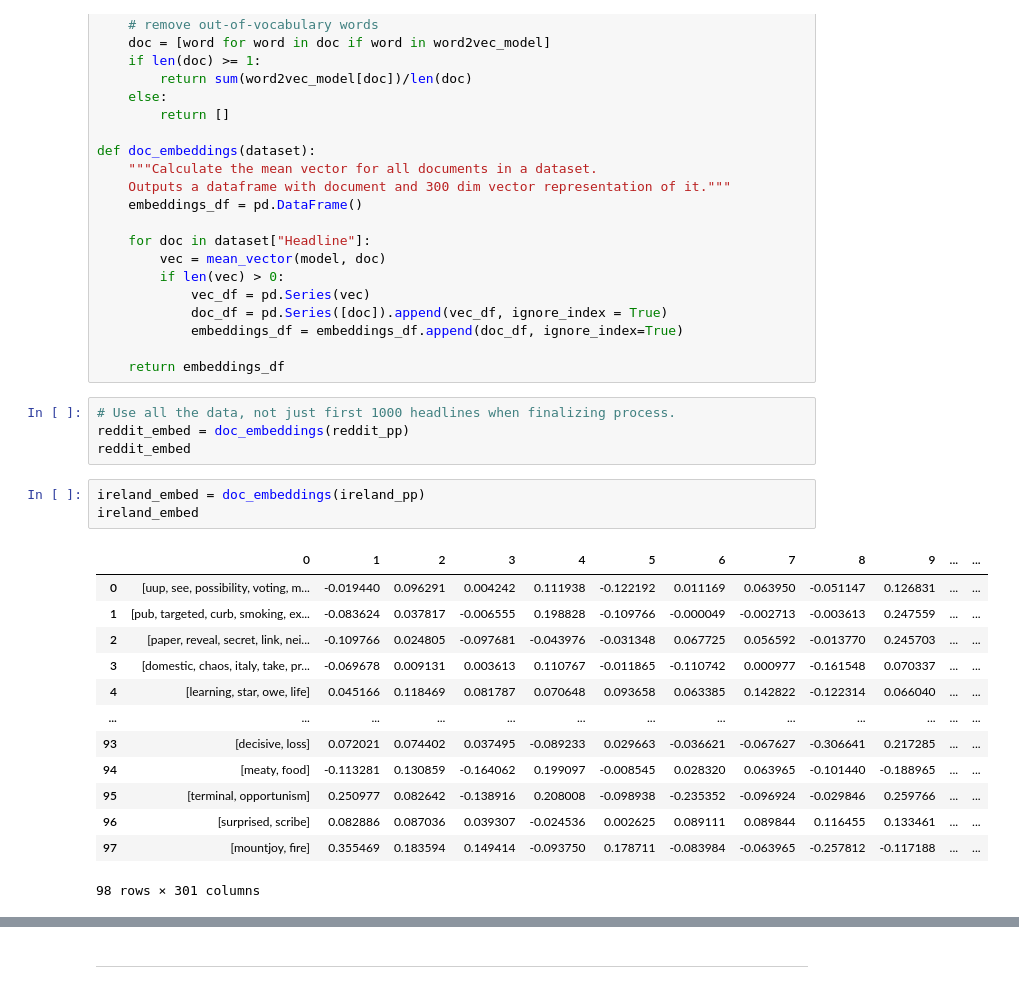
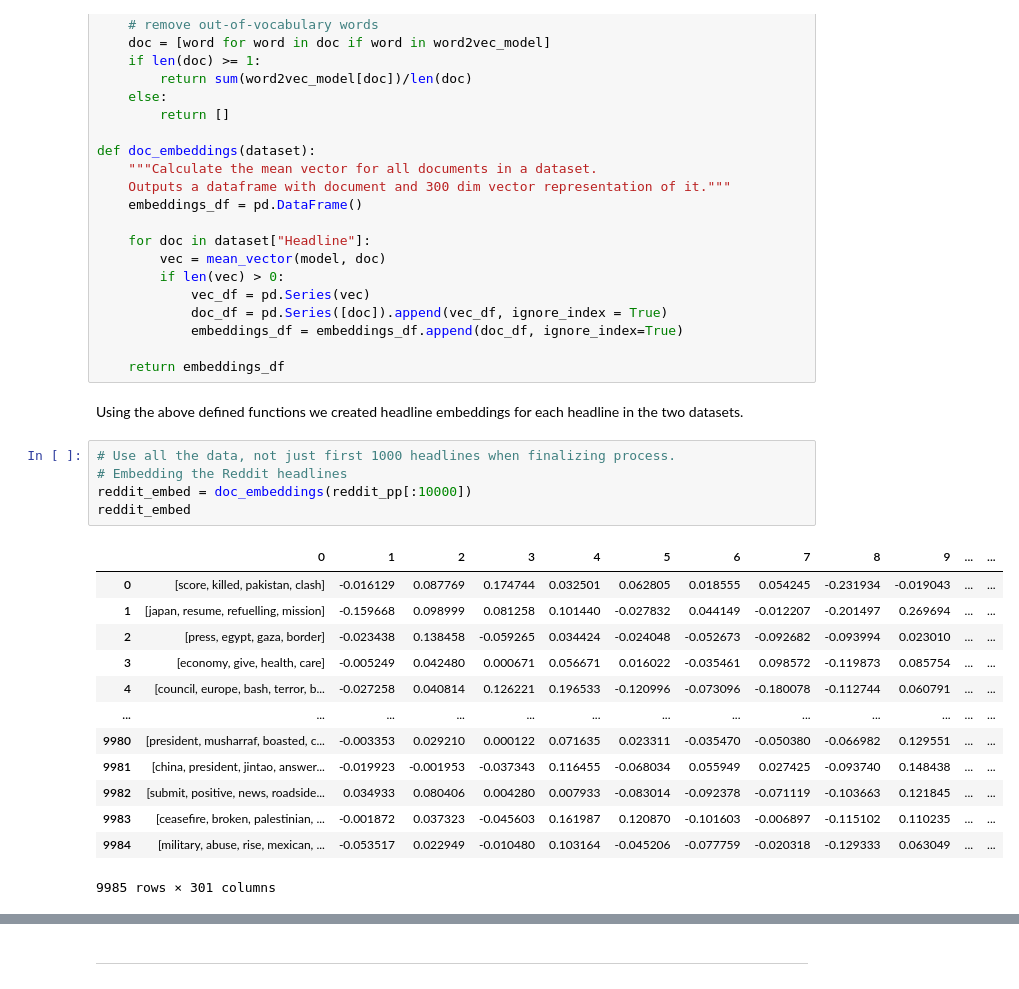
Before and after one commit to norahahr/TMproject, a Jupyter notebook: TM Group Project.ipynb, the cells around one changed output, grey strips where cells are left out. Cells and saved outputs as stored; diff of their text form.

```diff
--- a/TM Group Project.ipynb
+++ b/TM Group Project.ipynb
@@ -175,24 +172,24 @@ def doc_embeddings(dataset):
             embeddings_df = embeddings_df.append(doc_df, ignore_index=True)
 
     return embeddings_df
+# %% [markdown]
+Using the above defined functions we created headline embeddings for each headline in the two datasets.
 # %%
 # Use all the data, not just first 1000 headlines when finalizing process.
-reddit_embed = doc_embeddings(reddit_pp)
+# Embedding the Reddit headlines
+reddit_embed = doc_embeddings(reddit_pp[:10000])
 reddit_embed
+# %% [output]
+|  | 0 | 1 | 2 | 3 | 4 | 5 | 6 | 7 | 8 | 9 | ... | ... |
+| 0 | [score, killed, pakistan, clash] | -0.016129 | 0.087769 | 0.174744 | 0.032501 | 0.062805 | 0.018555 | 0.054245 | -0.231934 | -0.019043 | ... | ... |
+| 1 | [japan, resume, refuelling, mission] | -0.159668 | 0.098999 | 0.081258 | 0.101440 | -0.027832 | 0.044149 | -0.012207 | -0.201497 | 0.269694 | ... | ... |
+| 2 | [press, egypt, gaza, border] | -0.023438 | 0.138458 | -0.059265 | 0.034424 | -0.024048 | -0.052673 | -0.092682 | -0.093994 | 0.023010 | ... | ... |
+| 3 | [economy, give, health, care] | -0.005249 | 0.042480 | 0.000671 | 0.056671 | 0.016022 | -0.035461 | 0.098572 | -0.119873 | 0.085754 | ... | ... |
+| 4 | [council, europe, bash, terror, b... | -0.027258 | 0.040814 | 0.126221 | 0.196533 | -0.120996 | -0.073096 | -0.180078 | -0.112744 | 0.060791 | ... | ... |
+| ... | ... | ... | ... | ... | ... | ... | ... | ... | ... | ... | ... | ... |
+| 9980 | [president, musharraf, boasted, c... | -0.003353 | 0.029210 | 0.000122 | 0.071635 | 0.023311 | -0.035470 | -0.050380 | -0.066982 | 0.129551 | ... | ... |
+| 9981 | [china, president, jintao, answer... | -0.019923 | -0.001953 | -0.037343 | 0.116455 | -0.068034 | 0.055949 | 0.027425 | -0.093740 | 0.148438 | ... | ... |
+| 9982 | [submit, positive, news, roadside... | 0.034933 | 0.080406 | 0.004280 | 0.007933 | -0.083014 | -0.092378 | -0.071119 | -0.103663 | 0.121845 | ... | ... |
+| 9983 | [ceasefire, broken, palestinian, ... | -0.001872 | 0.037323 | -0.045603 | 0.161987 | 0.120870 | -0.101603 | -0.006897 | -0.115102 | 0.110235 | ... | ... |
+| 9984 | [military, abuse, rise, mexican, ... | -0.053517 | 0.022949 | -0.010480 | 0.103164 | -0.045206 | -0.077759 | -0.020318 | -0.129333 | 0.063049 | ... | ... |
+9985 rows × 301 columns
-# %%
-ireland_embed = doc_embeddings(ireland_pp)
-ireland_embed
-# %% [output]
-|  | 0 | 1 | 2 | 3 | 4 | 5 | 6 | 7 | 8 | 9 | ... | ... |
-| 0 | [uup, see, possibility, voting, m... | -0.019440 | 0.096291 | 0.004242 | 0.111938 | -0.122192 | 0.011169 | 0.063950 | -0.051147 | 0.126831 | ... | ... |
-| 1 | [pub, targeted, curb, smoking, ex... | -0.083624 | 0.037817 | -0.006555 | 0.198828 | -0.109766 | -0.000049 | -0.002713 | -0.003613 | 0.247559 | ... | ... |
-| 2 | [paper, reveal, secret, link, nei... | -0.109766 | 0.024805 | -0.097681 | -0.043976 | -0.031348 | 0.067725 | 0.056592 | -0.013770 | 0.245703 | ... | ... |
-| 3 | [domestic, chaos, italy, take, pr... | -0.069678 | 0.009131 | 0.003613 | 0.110767 | -0.011865 | -0.110742 | 0.000977 | -0.161548 | 0.070337 | ... | ... |
-| 4 | [learning, star, owe, life] | 0.045166 | 0.118469 | 0.081787 | 0.070648 | 0.093658 | 0.063385 | 0.142822 | -0.122314 | 0.066040 | ... | ... |
-| ... | ... | ... | ... | ... | ... | ... | ... | ... | ... | ... | ... | ... |
-| 93 | [decisive, loss] | 0.072021 | 0.074402 | 0.037495 | -0.089233 | 0.029663 | -0.036621 | -0.067627 | -0.306641 | 0.217285 | ... | ... |
-| 94 | [meaty, food] | -0.113281 | 0.130859 | -0.164062 | 0.199097 | -0.008545 | 0.028320 | 0.063965 | -0.101440 | -0.188965 | ... | ... |
-| 95 | [terminal, opportunism] | 0.250977 | 0.082642 | -0.138916 | 0.208008 | -0.098938 | -0.235352 | -0.096924 | -0.029846 | 0.259766 | ... | ... |
-| 96 | [surprised, scribe] | 0.082886 | 0.087036 | 0.039307 | -0.024536 | 0.002625 | 0.089111 | 0.089844 | 0.116455 | 0.133461 | ... | ... |
-| 97 | [mountjoy, fire] | 0.355469 | 0.183594 | 0.149414 | -0.093750 | 0.178711 | -0.083984 | -0.063965 | -0.257812 | -0.117188 | ... | ... |
-98 rows × 301 columns
```
Also changed, not shown: parts of 24 cells of this notebook.
